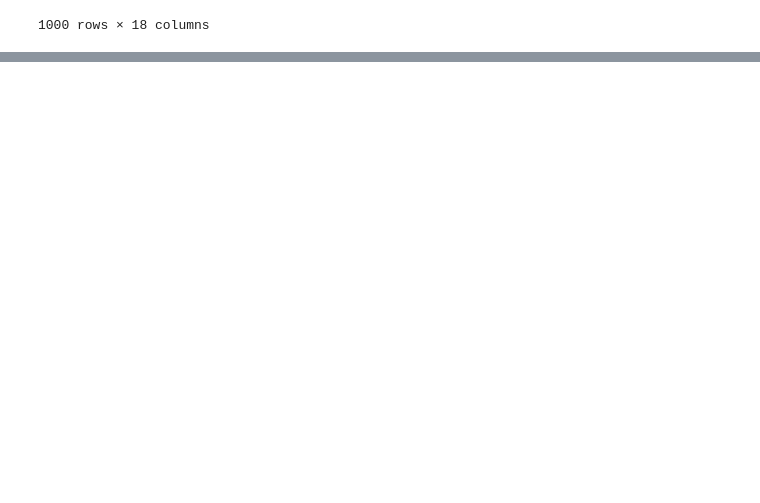
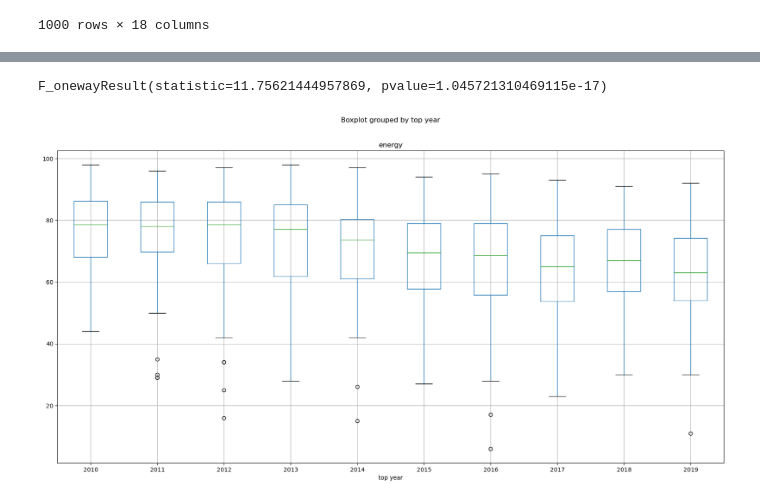
Before and after one commit to codyallison/Spotify-Top-Hits-Data-Analysis, a Jupyter notebook: Data/2010_2019_playlist.ipynb, the cells around one changed output, grey strips where cells are left out. Drawn from its saved outputs; the diff is of its cells as text; code cells hidden in the pictures; blank space fills up the shorter version.

```diff
--- a/Data/2010_2019_playlist.ipynb
+++ b/Data/2010_2019_playlist.ipynb
@@ -72,0 +110,16 @@ tracks_2010s_df
+# %%
+tracks_2010s_df.boxplot("energy", by="top year", figsize=(20, 10))
+group0 = tracks_2010s_df[tracks_2010s_df["top year"] == 2010]["energy"]
+group1 = tracks_2010s_df[tracks_2010s_df["top year"] == 2011]["energy"]
+group2 = tracks_2010s_df[tracks_2010s_df["top year"] == 2012]["energy"]
+group3 = tracks_2010s_df[tracks_2010s_df["top year"] == 2013]["energy"]
+group4 = tracks_2010s_df[tracks_2010s_df["top year"] == 2014]["energy"]
+group5 = tracks_2010s_df[tracks_2010s_df["top year"] == 2015]["energy"]
+group6 = tracks_2010s_df[tracks_2010s_df["top year"] == 2016]["energy"]
+group7 = tracks_2010s_df[tracks_2010s_df["top year"] == 2017]["energy"]
+group8 = tracks_2010s_df[tracks_2010s_df["top year"] == 2018]["energy"]
+group9 = tracks_2010s_df[tracks_2010s_df["top year"] == 2019]["energy"]
+stats.f_oneway(group0, group1, group2, group3, group4, group5, group6, group7, group8, group9)
+# %% [output]
+F_onewayResult(statistic=11.75621444957869, pvalue=1.045721310469115e-17)
+[figure, added]
```
Also changed, not shown: parts of 12 cells of this notebook.
